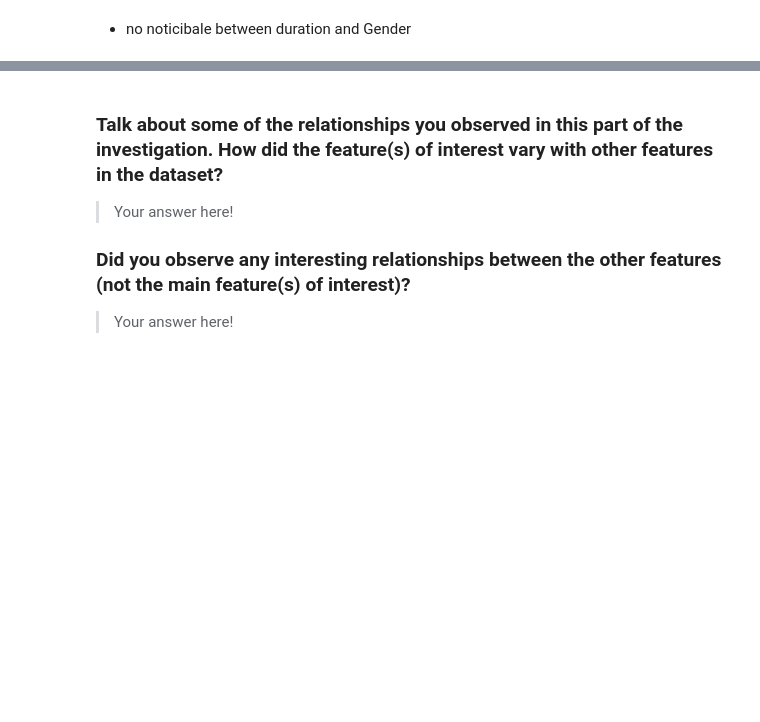
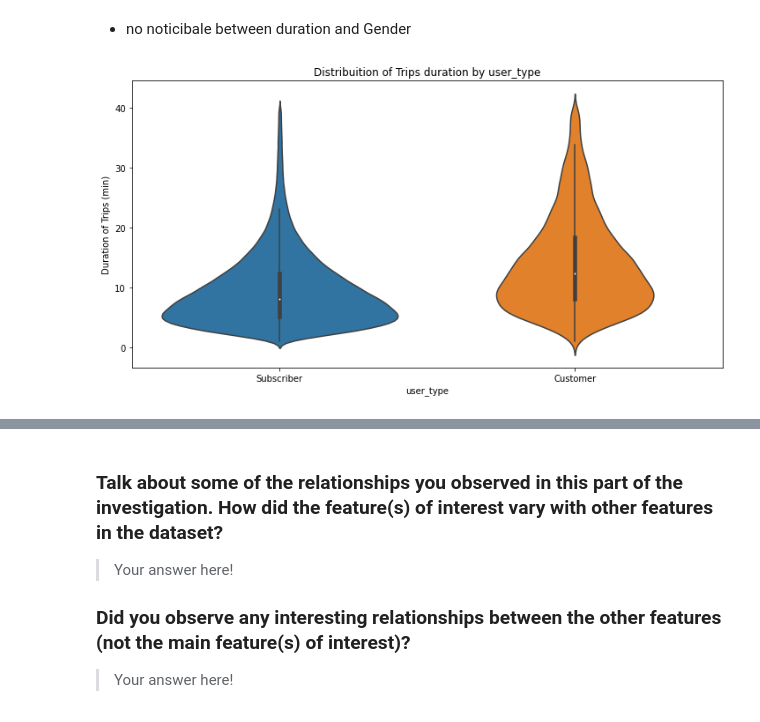
Before and after one commit to Theabdelkader/Communicate-Data-Findings-Ford-GoBike-System, a Jupyter notebook: exploration_template.ipynb, the cells around one changed output, grey strips where cells are left out. Drawn from its saved outputs; the diff is of its cells as text; code cells hidden in the pictures; blank space fills up the shorter version.

```diff
--- a/exploration_template.ipynb
+++ b/exploration_template.ipynb
@@ -520,2 +524,10 @@ plt.ylabel('Duration of Trips (min)');
 # %% [markdown]
 - no noticibale between duration and Gender
+# %%
+plt.figure(figsize=(12,6))
+sb.violinplot(data = duration_min_lessthan_hour, x = 'user_type', y = 'duration_min');
+plt.title("Distribuition of Trips duration by user_type")
+plt.xlabel('user_type');
+plt.ylabel('Duration of Trips (min)');
+# %% [output]
+[figure, added]
```
Also changed, not shown: parts of 8 cells of this notebook.
